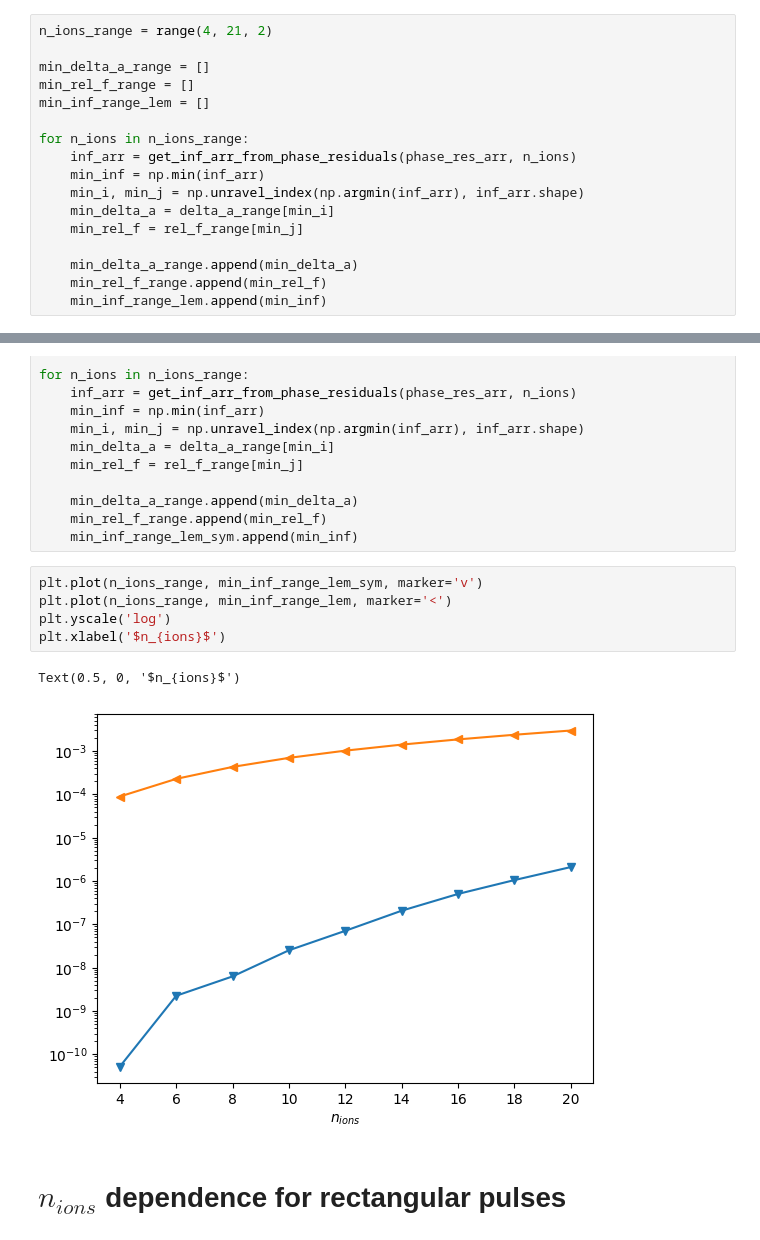
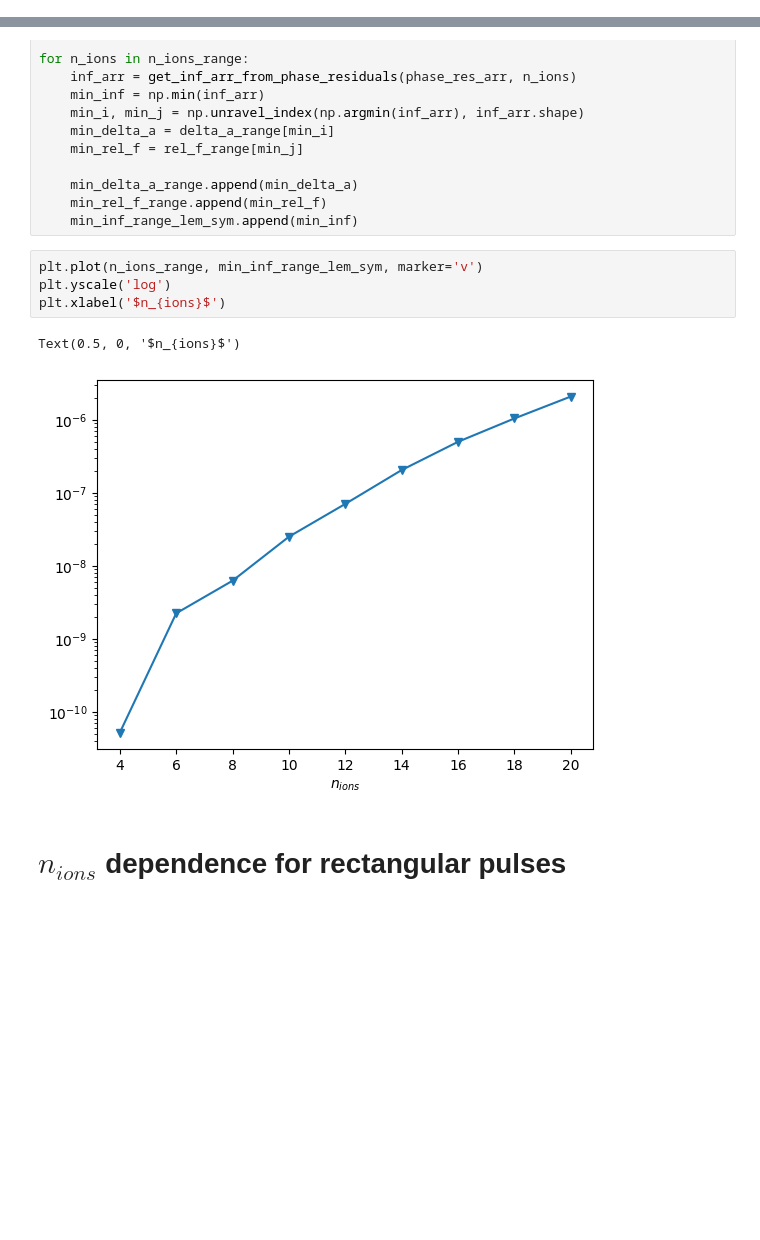
Before and after one commit to trapped-ions-theory/lemniscate_phase_trajectories_for_ghz, a Jupyter notebook: src/n_ions_dep_comparison.ipynb, the cells around one changed output, grey strips where cells are left out. Drawn from its saved outputs; the diff is of its cells as text; blank space fills up the shorter version.

```diff
--- a/src/n_ions_dep_comparison.ipynb
+++ b/src/n_ions_dep_comparison.ipynb
@@ -27,17 +19,0 @@ phase_res_arr = datafile_lem['phase_res_arr']
-# %%
-n_ions_range = range(4, 21, 2)
-
-min_delta_a_range = []
-min_rel_f_range = []
-min_inf_range_lem = []
-
-for n_ions in n_ions_range:
-    inf_arr = get_inf_arr_from_phase_residuals(phase_res_arr, n_ions)
-    min_inf = np.min(inf_arr)
-    min_i, min_j = np.unravel_index(np.argmin(inf_arr), inf_arr.shape)
-    min_delta_a = delta_a_range[min_i]
-    min_rel_f = rel_f_range[min_j]
-
-    min_delta_a_range.append(min_delta_a)
-    min_rel_f_range.append(min_rel_f)
-    min_inf_range_lem.append(min_inf)
@@ -73,12 +42,11 @@ for n_ions in n_ions_range:
     min_inf_range_lem_sym.append(min_inf)
 # %%
 plt.plot(n_ions_range, min_inf_range_lem_sym, marker='v')
-plt.plot(n_ions_range, min_inf_range_lem, marker='<')
 plt.yscale('log')
 plt.xlabel('$n_{ions}$')
 # %% [output]
 Text(0.5, 0, '$n_{ions}$')
-[figure, old version]
+[figure, new version]
 # %% [markdown]
 # $n_{ions}$ dependence for rectangular pulses
 # %%
```
Also changed, not shown: parts of 5 cells of this notebook.
